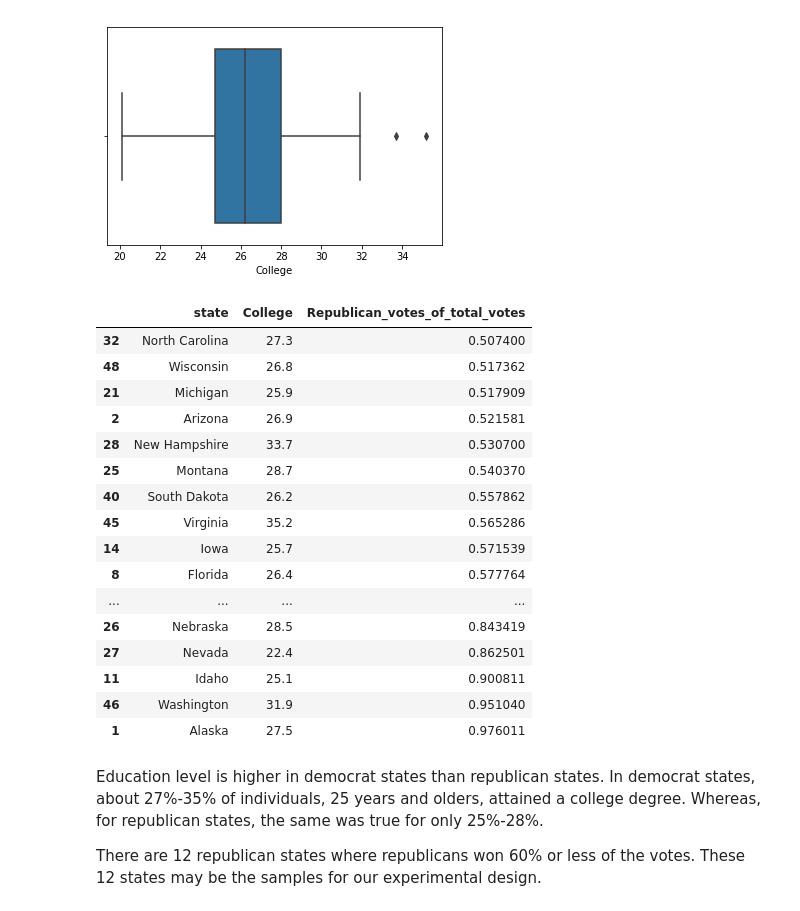
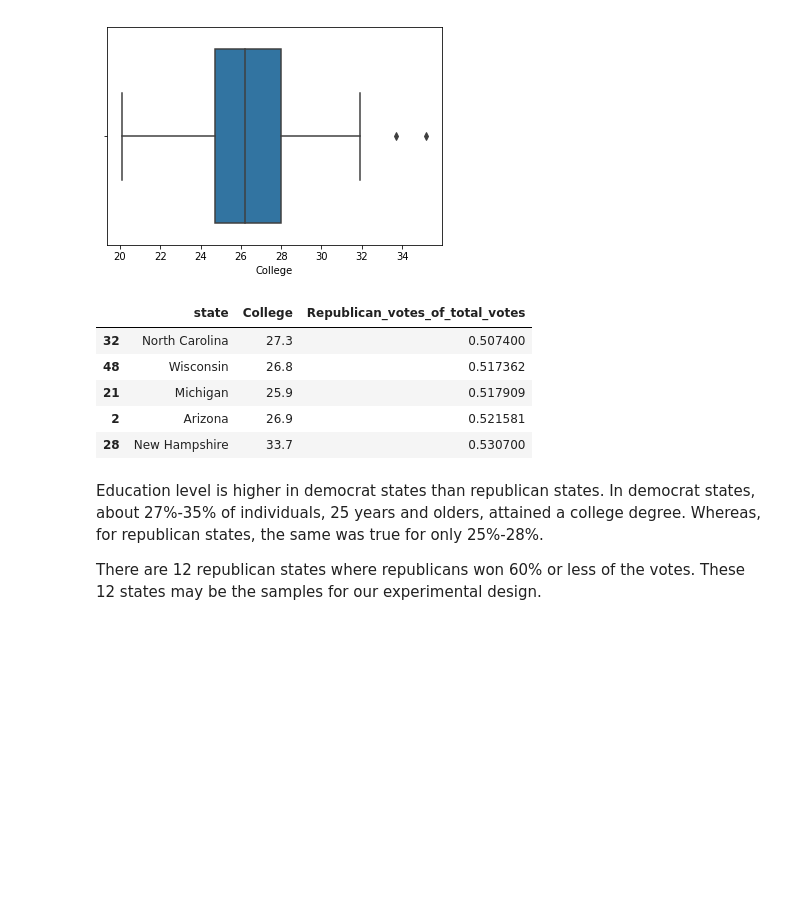
Before and after one commit to akim2034/Thinkful_DS_Bootcamp, a Jupyter notebook: Unit 1/Lesson 5 - Unit 1 Capstone/US Election 2016 Analysis - Unit 1 Capstone - Request for Capstone.ipynb, the cells around one changed output. Saved outputs shown, nothing was run; the diff lists cells and outputs as text; code cells hidden in the pictures; blank space fills up the shorter version.

```diff
--- a/Unit 1/Lesson 5 - Unit 1 Capstone/US Election 2016 Analysis - Unit 1 Capstone - Request for Capstone.ipynb
+++ b/Unit 1/Lesson 5 - Unit 1 Capstone/US Election 2016 Analysis - Unit 1 Capstone - Request for Capstone.ipynb
@@ -140,25 +128,14 @@ sns.boxplot(republican_states['College']);
 # %%
 # Sort by voter turnout and list education level to see which states are on the middle
 republican_states_education_sort = republican_states[['state','College', 'Republican_votes_of_total_votes']].sort_values('Republican_votes_of_total_votes', ascending = True)
-republican_states_education_sort
+republican_states_education_sort.head()
 # %% [output]
 |  | state | College | Republican_votes_of_total_votes |
 | 32 | North Carolina | 27.3 | 0.507400 |
 | 48 | Wisconsin | 26.8 | 0.517362 |
 | 21 | Michigan | 25.9 | 0.517909 |
 | 2 | Arizona | 26.9 | 0.521581 |
 | 28 | New Hampshire | 33.7 | 0.530700 |
-| 25 | Montana | 28.7 | 0.540370 |
-| 40 | South Dakota | 26.2 | 0.557862 |
-| 45 | Virginia | 35.2 | 0.565286 |
-| 14 | Iowa | 25.7 | 0.571539 |
-| 8 | Florida | 26.4 | 0.577764 |
-| ... | ... | ... | ... |
-| 26 | Nebraska | 28.5 | 0.843419 |
-| 27 | Nevada | 22.4 | 0.862501 |
-| 11 | Idaho | 25.1 | 0.900811 |
-| 46 | Washington | 31.9 | 0.951040 |
-| 1 | Alaska | 27.5 | 0.976011 |
 # %% [markdown]
 Education level is higher in democrat states than republican states. In democrat states, about 27%-35% of individuals, 25 years and olders, attained a college degree. Whereas, for republican states, the same was true for only 25%-28%.
 
```
Also changed, not shown: parts of 4 cells of this notebook.
